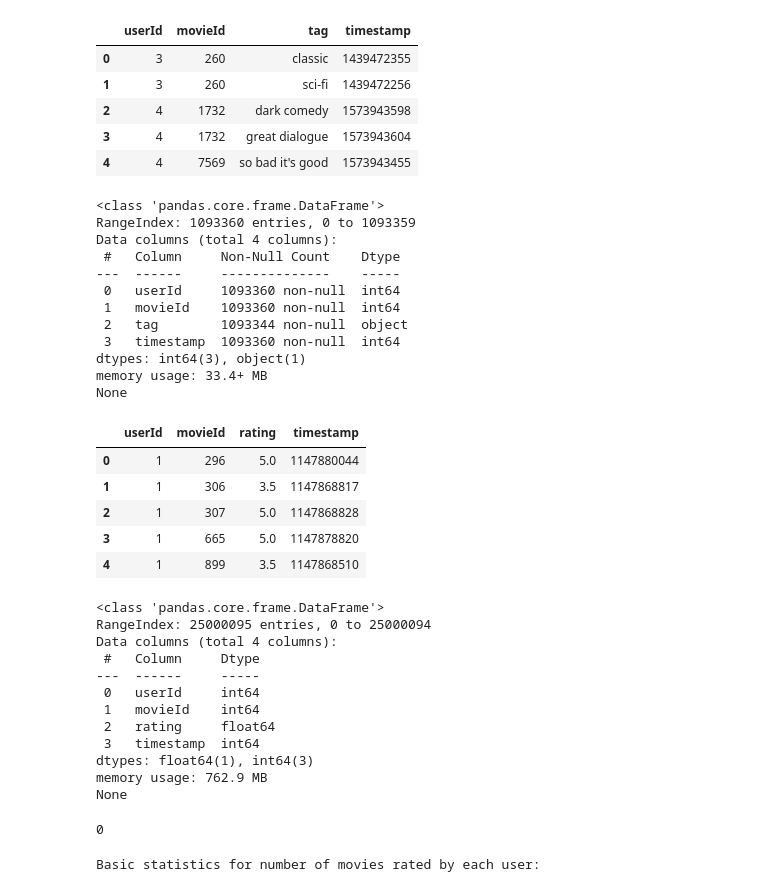
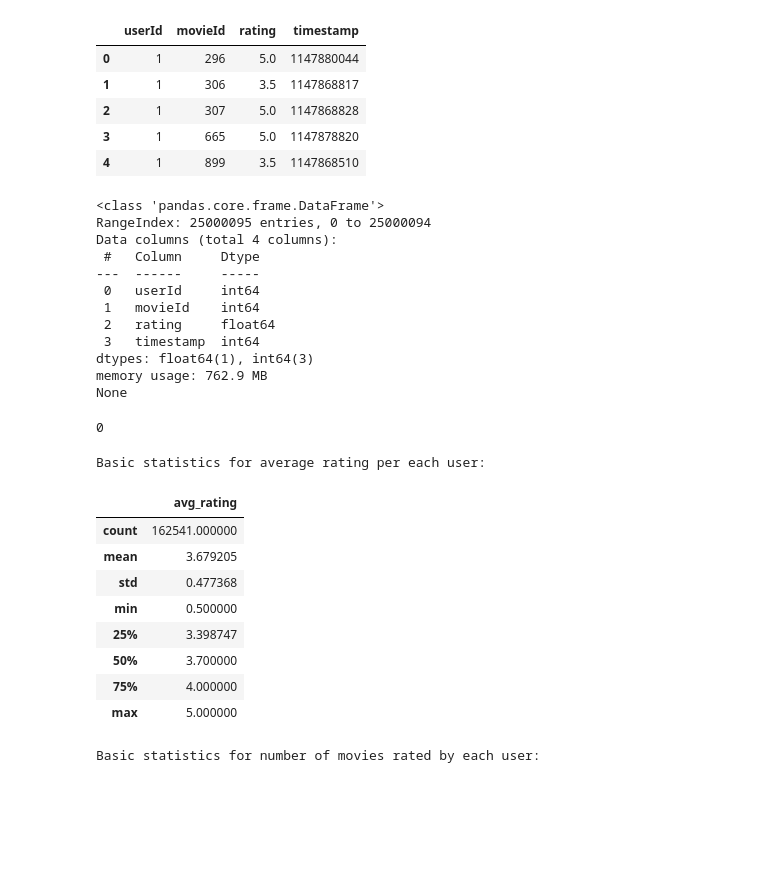
Before and after one commit to lebenaba/movie_recommendation, a Jupyter notebook: notebooks/plots_users_ratings.ipynb, the cells around one changed output. Cells and saved outputs as stored; diff of their text form; code cells hidden in the pictures; blank space fills up the shorter version.

```diff
--- a/notebooks/plots_users_ratings.ipynb
+++ b/notebooks/plots_users_ratings.ipynb
@@ -11,47 +11,29 @@ df_tags = pd.read_csv('../data/raw/ml-25m/tags.csv')
 #df_movies = pd.read_csv('../data/raw/ml-25m/movies.csv')
 df_ratings = pd.read_csv('../data/raw/ml-25m/ratings.csv')
 # %%
-display(df_tags.head())
-print(df_tags.info())
+# display(df_tags.head())
+# print(df_tags.info())
 display(df_ratings.head())
 print(df_ratings.info())
 # %% [output]
-|  | userId | movieId | tag | timestamp |
-| 0 | 3 | 260 | classic | 1439472355 |
-| 1 | 3 | 260 | sci-fi | 1439472256 |
-| 2 | 4 | 1732 | dark comedy | 1573943598 |
-| 3 | 4 | 1732 | great dialogue | 1573943604 |
-| 4 | 4 | 7569 | so bad it's good | 1573943455 |
+|  | userId | movieId | rating | timestamp |
+| 0 | 1 | 296 | 5.0 | 1147880044 |
+| 1 | 1 | 306 | 3.5 | 1147868817 |
+| 2 | 1 | 307 | 5.0 | 1147868828 |
+| 3 | 1 | 665 | 5.0 | 1147878820 |
+| 4 | 1 | 899 | 3.5 | 1147868510 |
 <class 'pandas.core.frame.DataFrame'>
-RangeIndex: 1093360 entries, 0 to 1093359
+RangeIndex: 25000095 entries, 0 to 25000094
 Data columns (total 4 columns):
- #   Column     Non-Null Count    Dtype
----  ------     --------------    -----
- 0   userId     1093360 non-null  int64
- 1   movieId    1093360 non-null  int64
- 2   tag        1093344 non-null  object
- 3   timestamp  1093360 non-null  int64
-dtypes: int64(3), object(1)
-memory usage: 33.4+ MB
+ #   Column     Dtype
+---  ------     -----
+ 0   userId     int64
+ 1   movieId    int64
+ 2   rating     float64
+ 3   timestamp  int64
+dtypes: float64(1), int64(3)
+memory usage: 762.9 MB
 None
-|  | userId | movieId | rating | timestamp |
-| 0 | 1 | 296 | 5.0 | 1147880044 |
-| 1 | 1 | 306 | 3.5 | 1147868817 |
-| 2 | 1 | 307 | 5.0 | 1147868828 |
-| 3 | 1 | 665 | 5.0 | 1147878820 |
-| 4 | 1 | 899 | 3.5 | 1147868510 |
-<class 'pandas.core.frame.DataFrame'>
-RangeIndex: 25000095 entries, 0 to 25000094
-Data columns (total 4 columns):
- #   Column     Dtype
----  ------     -----
- 0   userId     int64
- 1   movieId    int64
- 2   rating     float64
- 3   timestamp  int64
-dtypes: float64(1), int64(3)
-memory usage: 762.9 MB
-None
 # %%
 df_ratings.drop(['rating','timestamp'], axis=1).duplicated().sum()
 # no movie is rated twice by same user
@@ -65,3 +49,17 @@ user_rating_dist.rename(columns={'movieId':'n_movies'}, inplace=True)
+# %%
+print('Basic statistics for average rating per each user:')
+display(user_rating_avg.describe())
+# %% [output]
+Basic statistics for average rating per each user:
+|  | avg_rating |
+| count | 162541.000000 |
+| mean | 3.679205 |
+| std | 0.477368 |
+| min | 0.500000 |
+| 25% | 3.398747 |
+| 50% | 3.700000 |
+| 75% | 4.000000 |
+| max | 5.000000 |
 # %%
 print('Basic statistics for number of movies rated by each user:')
 display(user_rating_sum.describe())
```
Also changed, not shown: parts of 5 cells of this notebook.
